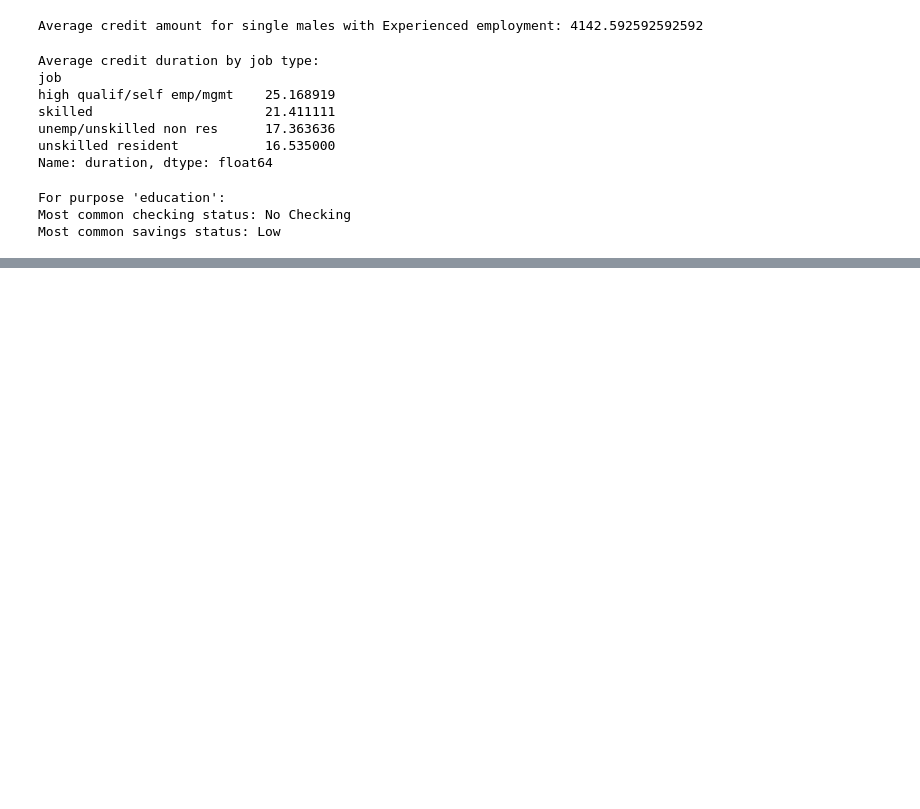
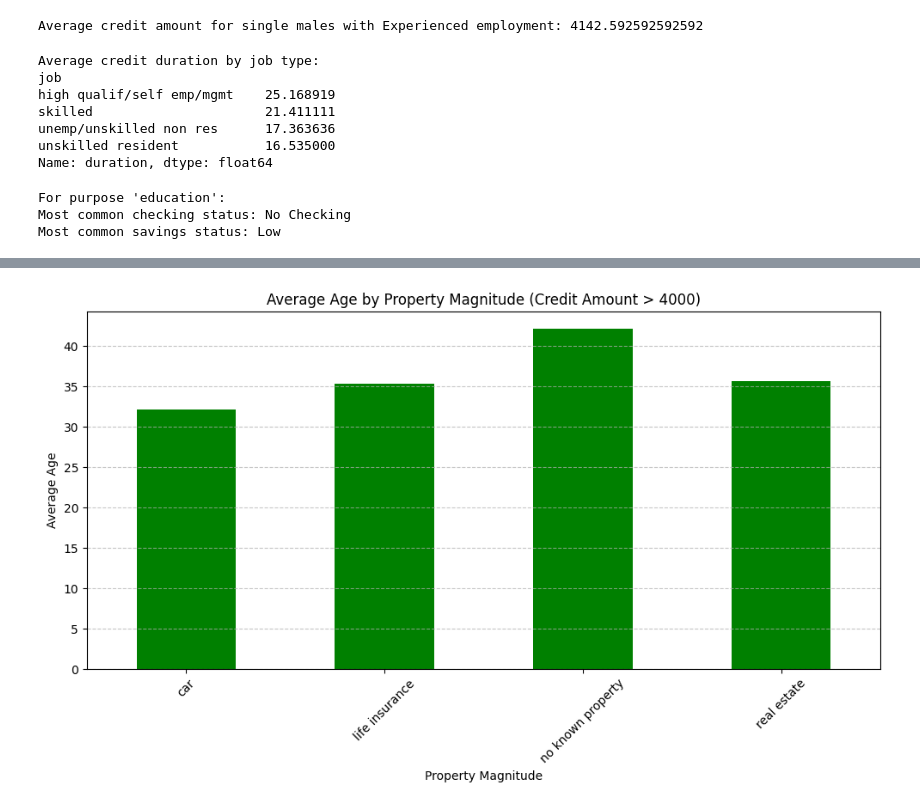
Before and after one commit to Hetp29/CS210, a Jupyter notebook: HW3/german_credit.ipynb, the cells around one changed output, grey strips where cells are left out. Saved outputs shown, nothing was run; the diff lists cells and outputs as text; code cells hidden in the pictures; blank space fills up the shorter version.

```diff
--- a/HW3/german_credit.ipynb
+++ b/HW3/german_credit.ipynb
@@ -218,0 +242,18 @@ Most common savings status: Low
+# %%
+#bar graph of property_magnitude to average age for high credit amounts
+#filter for people with credit_amount > 4000
+high_credit = df_cleaned[df_cleaned['credit_amount'] > 4000]
+
+avg_age_by_property = high_credit.groupby('property_magnitude')['age'].mean()
+
+plt.figure(figsize=(10, 6))
+avg_age_by_property.plot(kind='bar', color='green')
+plt.title('Average Age by Property Magnitude (Credit Amount > 4000)')
+plt.xlabel('Property Magnitude')
+plt.ylabel('Average Age')
+plt.xticks(rotation=45)
+plt.grid(axis='y', linestyle='--', alpha=0.7)
+plt.tight_layout()
+plt.show()
+# %% [output]
+[figure, added]
```
Also changed, not shown: parts of 2 cells of this notebook.
